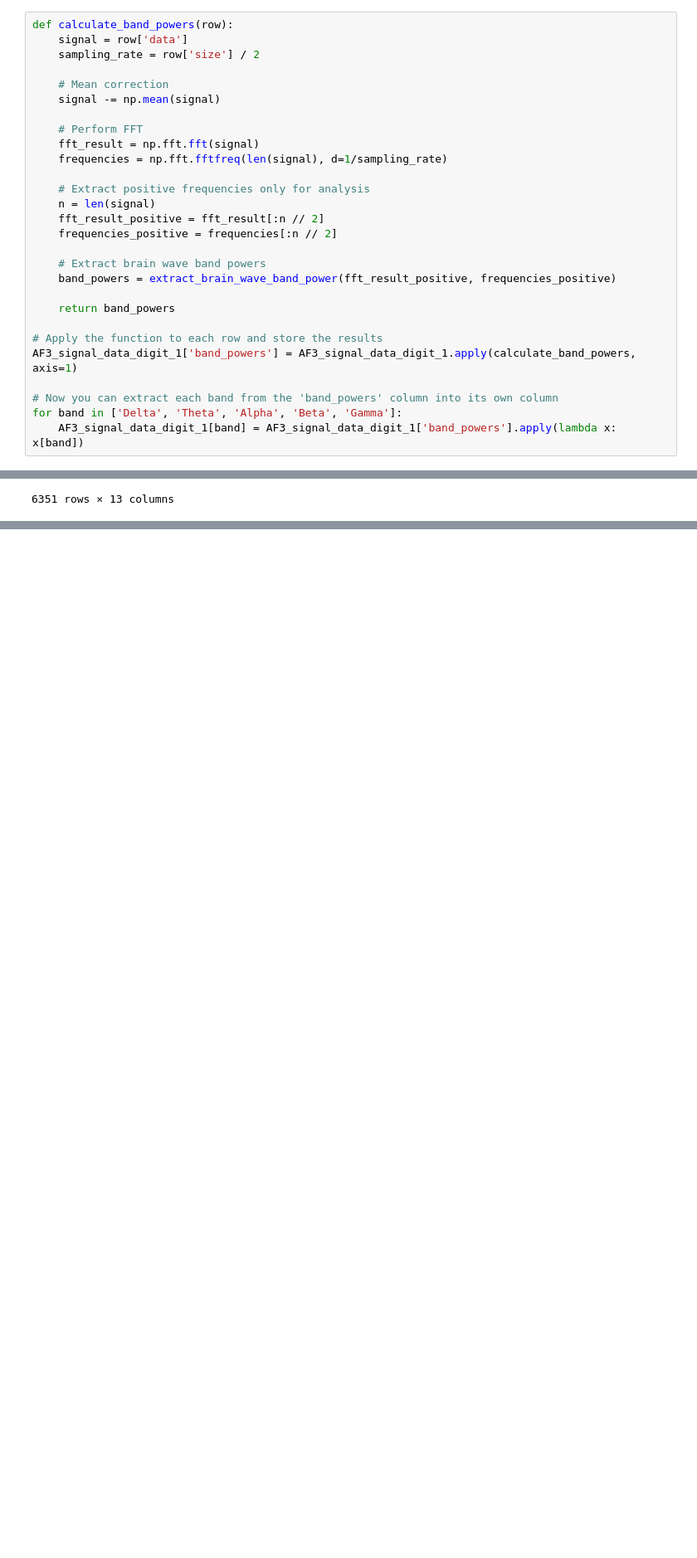
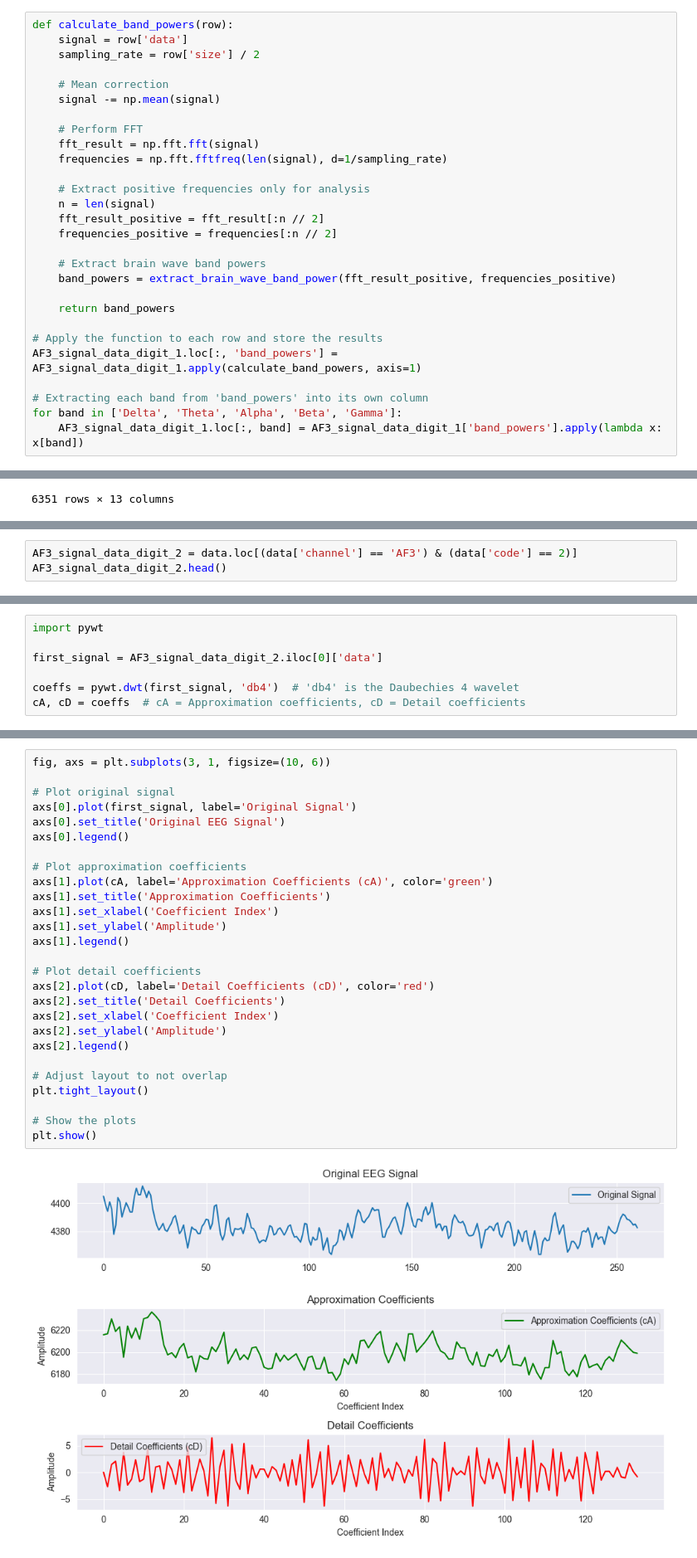
Before and after one commit to tcivie/machineLearningWorkshop, a Jupyter notebook: notebooks/PreprocessingTheData.ipynb, the cells around one changed output, grey strips where cells are left out. Shown at 83% size. Saved outputs shown, nothing was run; the diff lists cells and outputs as text; blank space fills up the shorter version.

Commit message:
Finished up the last two feature extraction methods.

```diff
--- a/notebooks/PreprocessingTheData.ipynb
+++ b/notebooks/PreprocessingTheData.ipynb
@@ -409,11 +400,11 @@ def calculate_band_powers(row):
     return band_powers
 
 # Apply the function to each row and store the results
-AF3_signal_data_digit_1['band_powers'] = AF3_signal_data_digit_1.apply(calculate_band_powers, axis=1)
+AF3_signal_data_digit_1.loc[:, 'band_powers'] = AF3_signal_data_digit_1.apply(calculate_band_powers, axis=1)
 
-# Now you can extract each band from the 'band_powers' column into its own column
+# Extracting each band from 'band_powers' into its own column
 for band in ['Delta', 'Theta', 'Alpha', 'Beta', 'Gamma']:
-    AF3_signal_data_digit_1[band] = AF3_signal_data_digit_1['band_powers'].apply(lambda x: x[band])
+    AF3_signal_data_digit_1.loc[:, band] = AF3_signal_data_digit_1['band_powers'].apply(lambda x: x[band])
 # %% [output]
 A value is trying to be set on a copy of a slice from a DataFrame.
 Try using .loc[row_indexer,col_indexer] = value instead
@@ -505,0 +518,3 @@ data.head()
+# %%
+AF3_signal_data_digit_2 = data.loc[(data['channel'] == 'AF3') & (data['code'] == 2)]
+AF3_signal_data_digit_2.head()
@@ -505,0 +528,7 @@ data.head()
+# %%
+import pywt
+
+first_signal = AF3_signal_data_digit_2.iloc[0]['data']
+
+coeffs = pywt.dwt(first_signal, 'db4')  # 'db4' is the Daubechies 4 wavelet
+cA, cD = coeffs  # cA = Approximation coefficients, cD = Detail coefficients
@@ -505,0 +544,29 @@ data.head()
+# %%
+fig, axs = plt.subplots(3, 1, figsize=(10, 6))
+
+# Plot original signal
+axs[0].plot(first_signal, label='Original Signal')
+axs[0].set_title('Original EEG Signal')
+axs[0].legend()
+
+# Plot approximation coefficients
+axs[1].plot(cA, label='Approximation Coefficients (cA)', color='green')
+axs[1].set_title('Approximation Coefficients')
+axs[1].set_xlabel('Coefficient Index')
+axs[1].set_ylabel('Amplitude')
+axs[1].legend()
+
+# Plot detail coefficients
+axs[2].plot(cD, label='Detail Coefficients (cD)', color='red')
+axs[2].set_title('Detail Coefficients')
+axs[2].set_xlabel('Coefficient Index')
+axs[2].set_ylabel('Amplitude')
+axs[2].legend()
+
+# Adjust layout to not overlap
+plt.tight_layout()
+
+# Show the plots
+plt.show()
+# %% [output]
+[figure, added]
```
Also changed, not shown: parts of 24 cells of this notebook.
